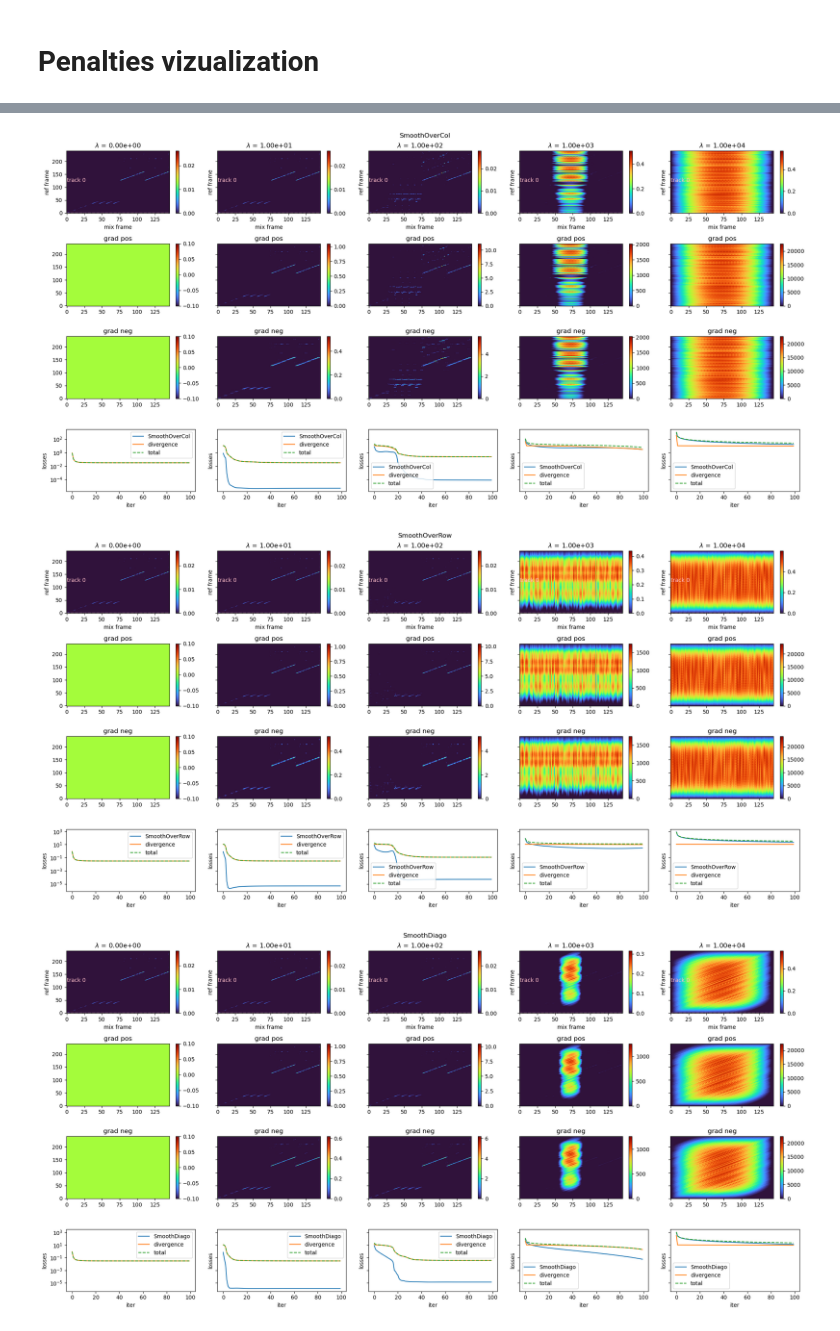
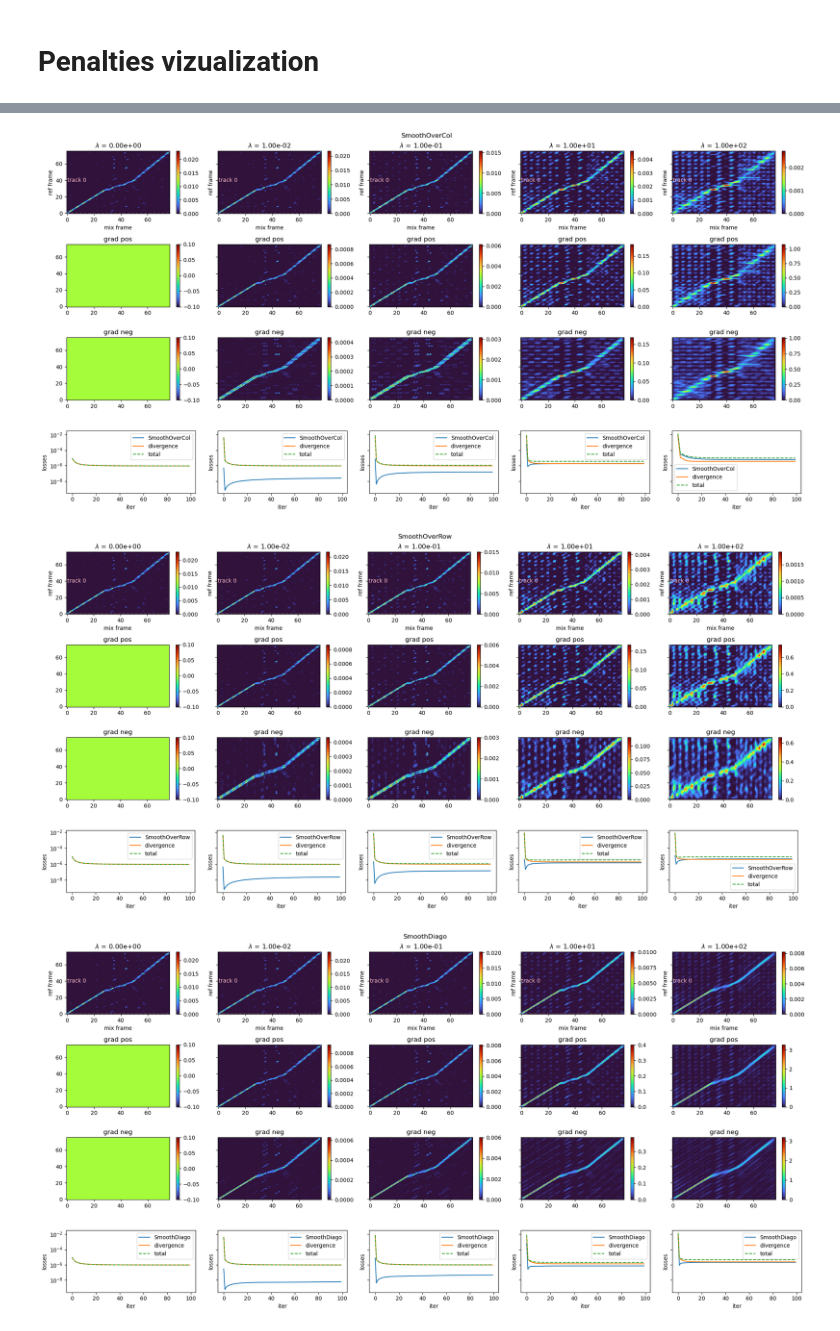
Before and after one commit to etiandre/reverse-dj-mix, a Jupyter notebook: nmf/penalties.ipynb, the cells around one changed output, grey strips where cells are left out. Drawn from its saved outputs; the diff is of its cells as text; code cells hidden in the pictures.

```diff
--- a/nmf/penalties.ipynb
+++ b/nmf/penalties.ipynb
@@ -13,17 +14,17 @@ import itertools
 
 FS = 22050
 # input_paths = ["linear-mix-1.wav", "linear-mix-2.wav", "linear-mix.wav"]
-input_paths = ["original.wav", "boucled.wav"]
-inputs = [librosa.load(path, sr=FS)[0] for path in input_paths]
-
+dataset = SyntheticDB()
+mix = dataset.get_mix("stretch")
+inputs = mix.as_activation_learner_input()
 OVERLAP_FACTOR = 4
 HOP_SIZE = 0.1
 BETA = 0
-NMELS = 64
+NMELS = 128
 # stop conditions
 ITER_MAX = 1000
 # logging
-DIVERGENCE = pytorch_nmf.ItakuraSaito()
+DIVERGENCE = pytorch_nmf.BetaDivergence(1)
 PENALTIES = [
     pytorch_nmf.L1(),
     pytorch_nmf.L2(),
@@ -32,7 +33,7 @@ PENALTIES = [
     pytorch_nmf.SmoothDiago(),
     pytorch_nmf.Lineness(),
 ]
-LAMBDAS = [0, 1e1, 1e2, 1e3, 1e4]
+LAMBDAS = [0, 1e-2, 1e-1, 1e1, 1e2]
 for penalty in PENALTIES:
     fig, axs = plt.subplots(4, len(LAMBDAS), sharey="row")
     fig.set_size_inches(20, 10)
@@ -47,6 +48,7 @@ for penalty in PENALTIES:
             hop_size=HOP_SIZE,
             divergence=DIVERGENCE,
             penalties=[(penalty, lambda_)],
+            spec_power=1
         )
         losses = learner.fit(ITER_MAX, loss_every=10)
 
@@ -78,3 +80,3 @@ for penalty in PENALTIES:
-[figure, old version]
+[figure, new version]
-[figure, old version]
+[figure, new version]
-[figure, old version]
+[figure, new version]
```
Also changed, not shown: parts of 2 cells of this notebook, 10 other files.
